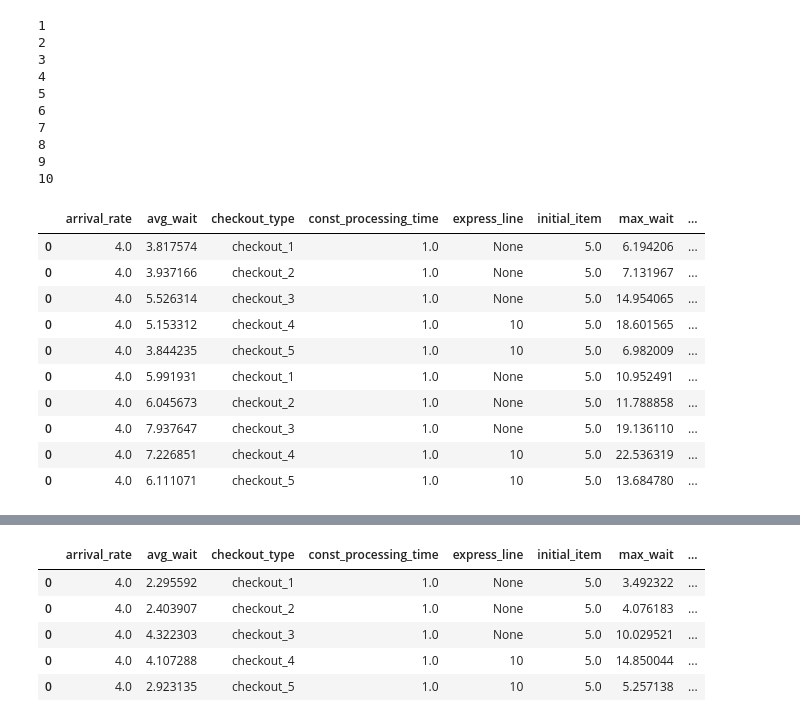
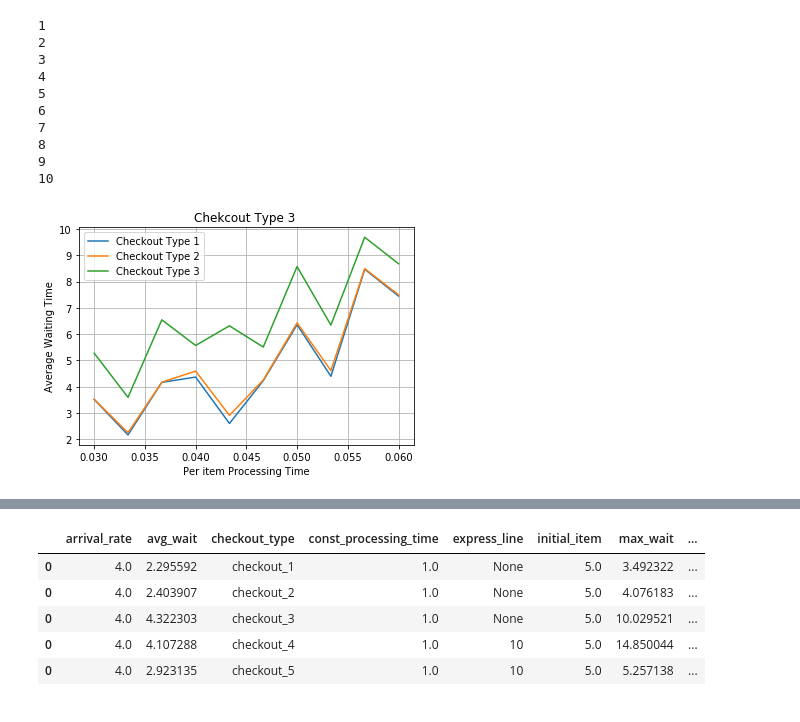
Before and after one commit to ssunger/Modelling-Stochastic-Systems, a Jupyter notebook: Grocery Store Checkout :Queing /Grocery Store Checkout.ipynb, the cells around one changed output, grey strips where cells are left out. Cells and saved outputs as stored; diff of their text form; code cells hidden in the pictures.

Commit message:
added plots

```diff
--- a/Grocery Store Checkout :Queing /Grocery Store Checkout.ipynb
+++ b/Grocery Store Checkout :Queing /Grocery Store Checkout.ipynb
@@ -500,17 +500,25 @@ c2 = run_simulations(const_processing_time_min = 1, prob_of_other_buys = 0.6, mo
 8
 9
 10
-# %%
-c2.dfa
-# %% [output]
-|  | arrival_rate | avg_wait | checkout_type | const_processing_time | express_line | initial_item | max_wait | ... |
-| 0 | 4.0 | 3.817574 | checkout_1 | 1.0 | None | 5.0 | 6.194206 | ... |
-| 0 | 4.0 | 3.937166 | checkout_2 | 1.0 | None | 5.0 | 7.131967 | ... |
-| 0 | 4.0 | 5.526314 | checkout_3 | 1.0 | None | 5.0 | 14.954065 | ... |
-| 0 | 4.0 | 5.153312 | checkout_4 | 1.0 | 10 | 5.0 | 18.601565 | ... |
-| 0 | 4.0 | 3.844235 | checkout_5 | 1.0 | 10 | 5.0 | 6.982009 | ... |
-| 0 | 4.0 | 5.991931 | checkout_1 | 1.0 | None | 5.0 | 10.952491 | ... |
-| 0 | 4.0 | 6.045673 | checkout_2 | 1.0 | None | 5.0 | 11.788858 | ... |
-| 0 | 4.0 | 7.937647 | checkout_3 | 1.0 | None | 5.0 | 19.136110 | ... |
-| 0 | 4.0 | 7.226851 | checkout_4 | 1.0 | 10 | 5.0 | 22.536319 | ... |
-| 0 | 4.0 | 6.111071 | checkout_5 | 1.0 | 10 | 5.0 | 13.684780 | ... |
+# %%
+a = c2.dfa
+check_1_x = np.asarray(a[a["checkout_type"] == "checkout_1"]["per_item_processing_time"])
+check_1_y = np.asarray(a[a["checkout_type"] == "checkout_1"]["avg_wait"])
+check_2_x = np.asarray(a[a["checkout_type"] == "checkout_2"]["per_item_processing_time"])
+check_2_y = np.asarray(a[a["checkout_type"] == "checkout_2"]["avg_wait"])
+check_3_x = np.asarray(a[a["checkout_type"] == "checkout_3"]["per_item_processing_time"])
+check_3_y = np.asarray(a[a["checkout_type"] == "checkout_3"]["avg_wait"])
+
+plt.plot(check_1_x, check_1_y, label='Checkout Type 1')
+plt.plot(check_2_x, check_2_y, label='Checkout Type 2')
+plt.plot(check_3_x, check_3_y, label='Checkout Type 3')
+
+plt.xlabel('Per item Processing Time')
+plt.ylabel('Average Waiting Time')
+plt.title('Chekcout Type 3 ')
+plt.grid(True)
+plt.legend()
+plt.savefig("test.png")
+plt.show()
+# %% [output]
+[figure, added]
```
Also changed, not shown: parts of 2 cells of this notebook, 1 other file.
